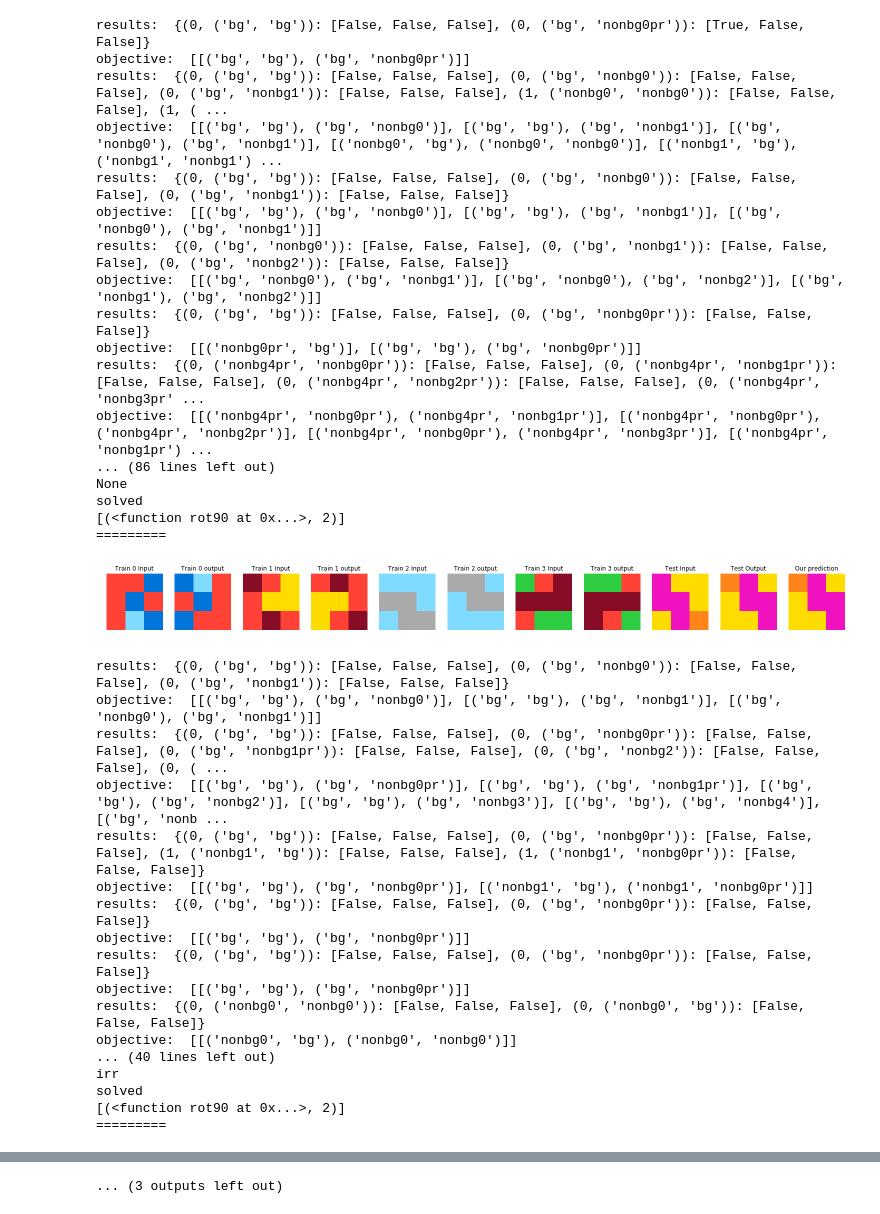
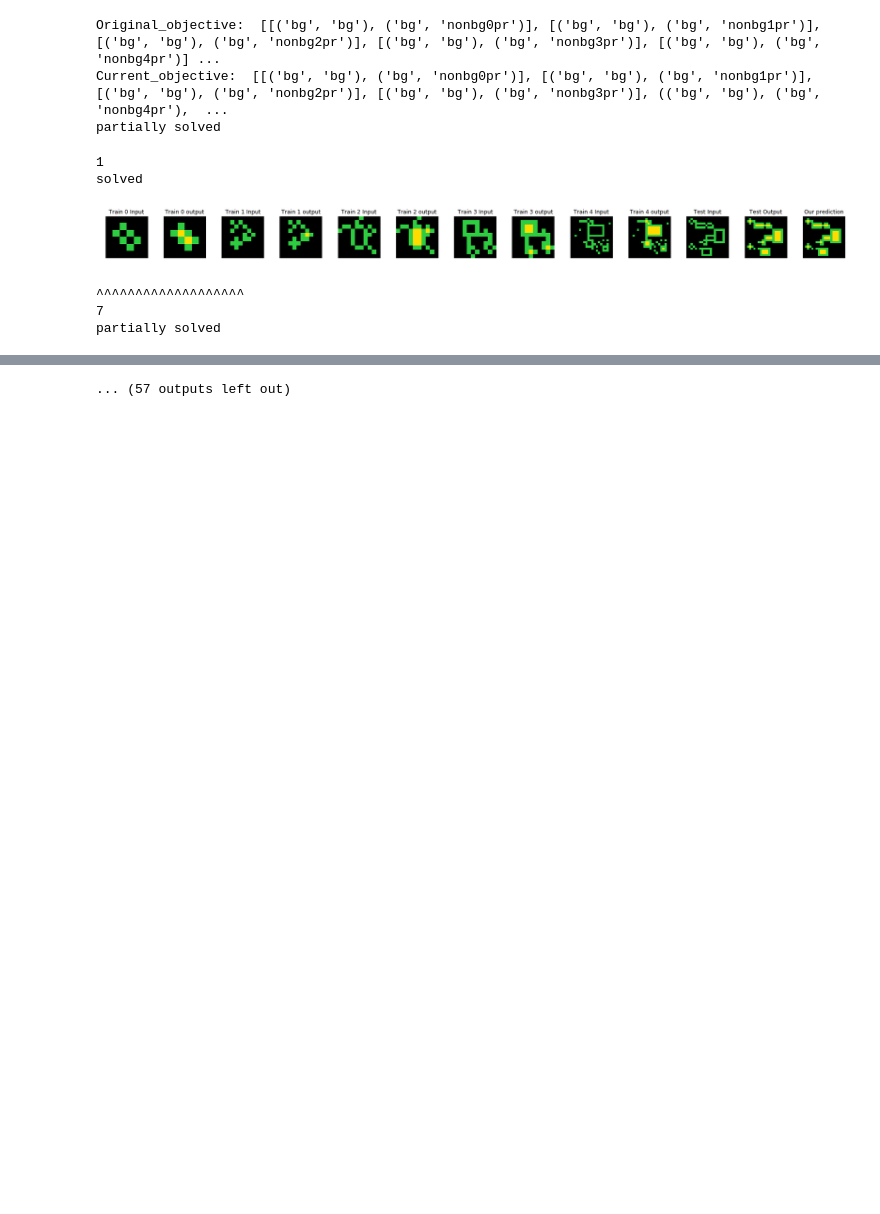
Before and after one commit to hassanshallal/ARCsolver, a Jupyter notebook: ARCSolverV02.ipynb, the cells around one changed output, grey strips where cells are left out. Drawn from its saved outputs; the diff is of its cells as text; code cells hidden in the pictures; blank space fills up the shorter version.

Commit message:
20_milestone_achieved_13_tasks_solved

```diff
--- a/ARCSolverV02.ipynb
+++ b/ARCSolverV02.ipynb
@@ -12,52 +12,34 @@ from pathlib import Path
 data_path = Path('/Users/hassanshallal/Desktop/abstract_reasoning_dataset/abstraction-and-reasoning-challenge/')
 training_path = data_path / 'training'
 tt = load_set(training_path)
+# %%
+this_task = TaskManager(tt[54]) #54, 124: wrong decisions at the end
+print('Original_objective: ', this_task.inductiveV02.objective)
+print('Current_objective: ', this_task.inductiveV02.running_objective)
+print(this_task.inductiveV02.solved)
+# %% [output]
+Original_objective:  [[('bg', 'bg'), ('bg', 'nonbg0pr')], [('bg', 'bg'), ('bg', 'nonbg1pr')], [('bg', 'bg'), ('bg', 'nonbg2pr')], [('bg', 'bg'), ('bg', 'nonbg3pr')], [('bg', 'bg'), ('bg', 'nonbg4pr')] ...
+Current_objective:  [[('bg', 'bg'), ('bg', 'nonbg0pr')], [('bg', 'bg'), ('bg', 'nonbg1pr')], [('bg', 'bg'), ('bg', 'nonbg2pr')], [('bg', 'bg'), ('bg', 'nonbg3pr')], (('bg', 'bg'), ('bg', 'nonbg4pr'),  ...
+partially solved
 # %%
-# all 214 must be expressed in form of objectives now
-today_analysis_05262020 = []
+today_analysis_05272020 = []
 for n in range(len(tt)):
+    #print(n)
     this_task = TaskManager(tt[n])
-    today_analysis_05262020.append(this_task)
-    if this_task.solved == 'solved':
+    today_analysis_05272020.append(this_task)
+    if this_task.inductiveV02.solved == 'solved' or this_task.inductiveV02.solved == 'partially solved':
         print(n)
-        this_task.brief_task()
-        plot_task_eval(tt[n], this_task.testpreds)
-    #print('^^^^^^^^^^^^^^^^^^^')
-serialize(today_analysis_05262020, 'assets/today_analysis_05262020')
-print(len(today_analysis_05262020))
+        print(this_task.inductiveV02.solved)
+#         print('Original_objective: ', this_task.inductiveV02.objective)
+#         print('Current_objective: ', this_task.inductiveV02.running_objective)
+        plot_task_eval(tt[n], this_task.inductiveV02.testpreds)
+        print('^^^^^^^^^^^^^^^^^^^')
+serialize(today_analysis_05272020, 'assets/today_analysis_05272020')
+print(len(today_analysis_05272020))
 # %% [output]
-results:  {(0, ('bg', 'bg')): [False, False, False], (0, ('bg', 'nonbg0pr')): [True, False, False]}
-objective:  [[('bg', 'bg'), ('bg', 'nonbg0pr')]]
-results:  {(0, ('bg', 'bg')): [False, False, False], (0, ('bg', 'nonbg0')): [False, False, False], (0, ('bg', 'nonbg1')): [False, False, False], (1, ('nonbg0', 'nonbg0')): [False, False, False], (1, ( ...
-objective:  [[('bg', 'bg'), ('bg', 'nonbg0')], [('bg', 'bg'), ('bg', 'nonbg1')], [('bg', 'nonbg0'), ('bg', 'nonbg1')], [('nonbg0', 'bg'), ('nonbg0', 'nonbg0')], [('nonbg1', 'bg'), ('nonbg1', 'nonbg1') ...
-results:  {(0, ('bg', 'bg')): [False, False, False], (0, ('bg', 'nonbg0')): [False, False, False], (0, ('bg', 'nonbg1')): [False, False, False]}
-objective:  [[('bg', 'bg'), ('bg', 'nonbg0')], [('bg', 'bg'), ('bg', 'nonbg1')], [('bg', 'nonbg0'), ('bg', 'nonbg1')]]
-results:  {(0, ('bg', 'nonbg0')): [False, False, False], (0, ('bg', 'nonbg1')): [False, False, False], (0, ('bg', 'nonbg2')): [False, False, False]}
-objective:  [[('bg', 'nonbg0'), ('bg', 'nonbg1')], [('bg', 'nonbg0'), ('bg', 'nonbg2')], [('bg', 'nonbg1'), ('bg', 'nonbg2')]]
-results:  {(0, ('bg', 'bg')): [False, False, False], (0, ('bg', 'nonbg0pr')): [False, False, False]}
-objective:  [[('nonbg0pr', 'bg')], [('bg', 'bg'), ('bg', 'nonbg0pr')]]
-results:  {(0, ('nonbg4pr', 'nonbg0pr')): [False, False, False], (0, ('nonbg4pr', 'nonbg1pr')): [False, False, False], (0, ('nonbg4pr', 'nonbg2pr')): [False, False, False], (0, ('nonbg4pr', 'nonbg3pr' ...
-objective:  [[('nonbg4pr', 'nonbg0pr'), ('nonbg4pr', 'nonbg1pr')], [('nonbg4pr', 'nonbg0pr'), ('nonbg4pr', 'nonbg2pr')], [('nonbg4pr', 'nonbg0pr'), ('nonbg4pr', 'nonbg3pr')], [('nonbg4pr', 'nonbg1pr') ...
-... (86 lines left out)
-None
+1
 solved
-[(<function rot90 at 0x...>, 2)]
-=========
-[figure, old version]
+[figure, new version]
-results:  {(0, ('bg', 'bg')): [False, False, False], (0, ('bg', 'nonbg0')): [False, False, False], (0, ('bg', 'nonbg1')): [False, False, False]}
-objective:  [[('bg', 'bg'), ('bg', 'nonbg0')], [('bg', 'bg'), ('bg', 'nonbg1')], [('bg', 'nonbg0'), ('bg', 'nonbg1')]]
-results:  {(0, ('bg', 'bg')): [False, False, False], (0, ('bg', 'nonbg0pr')): [False, False, False], (0, ('bg', 'nonbg1pr')): [False, False, False], (0, ('bg', 'nonbg2')): [False, False, False], (0, ( ...
-objective:  [[('bg', 'bg'), ('bg', 'nonbg0pr')], [('bg', 'bg'), ('bg', 'nonbg1pr')], [('bg', 'bg'), ('bg', 'nonbg2')], [('bg', 'bg'), ('bg', 'nonbg3')], [('bg', 'bg'), ('bg', 'nonbg4')], [('bg', 'nonb ...
-results:  {(0, ('bg', 'bg')): [False, False, False], (0, ('bg', 'nonbg0pr')): [False, False, False], (1, ('nonbg1', 'bg')): [False, False, False], (1, ('nonbg1', 'nonbg0pr')): [False, False, False]}
-objective:  [[('bg', 'bg'), ('bg', 'nonbg0pr')], [('nonbg1', 'bg'), ('nonbg1', 'nonbg0pr')]]
-results:  {(0, ('bg', 'bg')): [False, False, False], (0, ('bg', 'nonbg0pr')): [False, False, False]}
-objective:  [[('bg', 'bg'), ('bg', 'nonbg0pr')]]
-results:  {(0, ('bg', 'bg')): [False, False, False], (0, ('bg', 'nonbg0pr')): [False, False, False]}
-objective:  [[('bg', 'bg'), ('bg', 'nonbg0pr')]]
-results:  {(0, ('nonbg0', 'nonbg0')): [False, False, False], (0, ('nonbg0', 'bg')): [False, False, False]}
-objective:  [[('nonbg0', 'bg'), ('nonbg0', 'nonbg0')]]
-... (40 lines left out)
-irr
-solved
-[(<function rot90 at 0x...>, 2)]
-=========
+^^^^^^^^^^^^^^^^^^^
+7
+partially solved
@@ -127 +63 @@ solved
-... (3 outputs left out)
+... (57 outputs left out)
```
Also changed, not shown: parts of 24 cells of this notebook, 5 other files.
